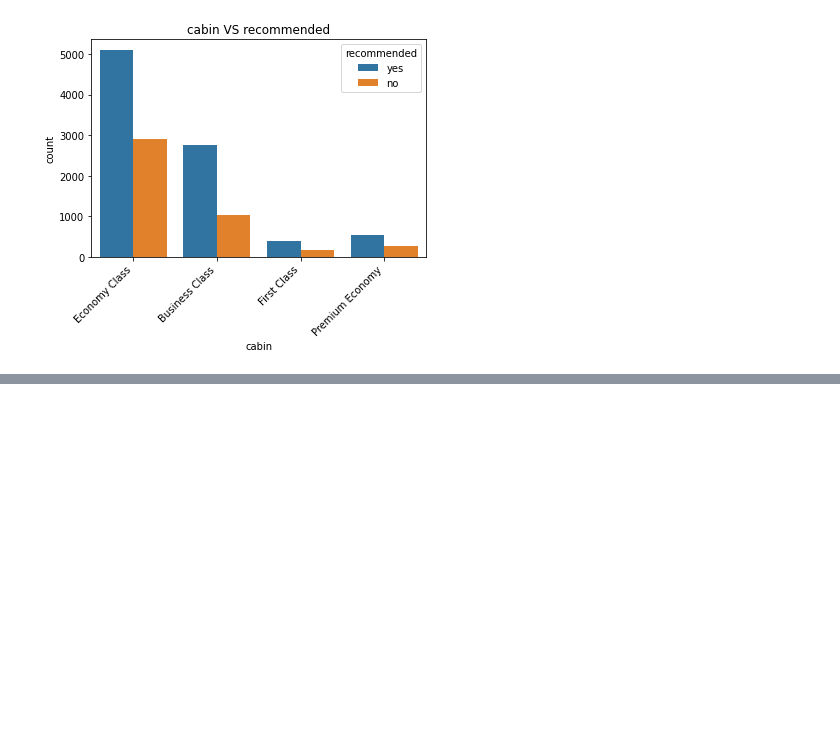
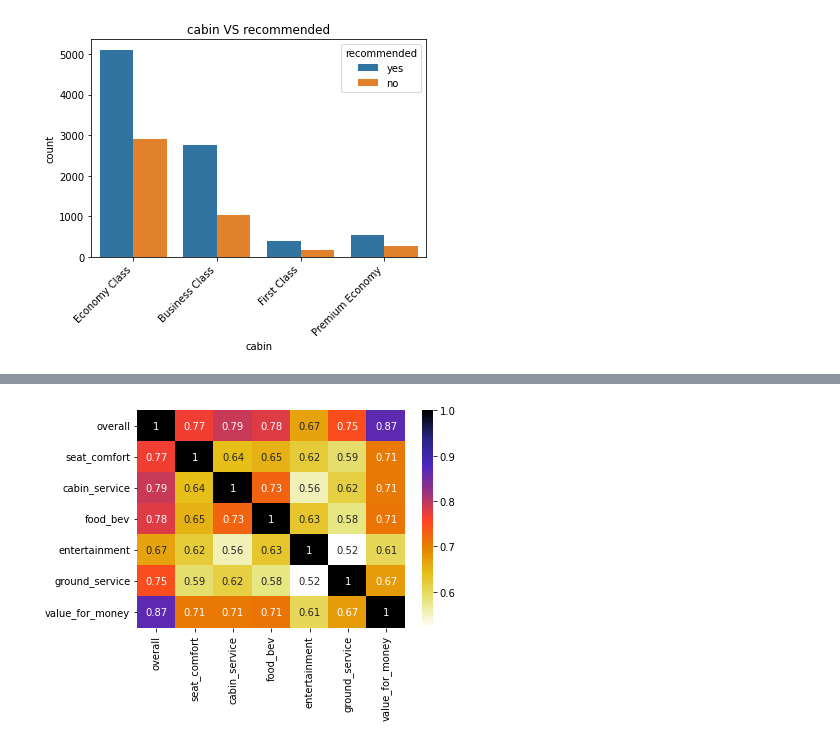
Before and after one commit to amanSing-h/Data-Airline-Reviews-Project, a Jupyter notebook: Data_Airline_Reviews.ipynb, the cells around one changed output, grey strips where cells are left out. Cells and saved outputs as stored; diff of their text form; code cells hidden in the pictures; blank space fills up the shorter version.

```diff
--- a/Data_Airline_Reviews.ipynb
+++ b/Data_Airline_Reviews.ipynb
@@ -555,0 +586,7 @@ here we can see in which class people are recomending the yes or no
+# %%
+# now let's see the correlation of the datas in the dataset
+
+sn.heatmap(df.corr(), annot=True, cmap="CMRmap_r")
+plt.show()
+# %% [output]
+[figure, added]
```
Also changed, not shown: parts of 18 cells of this notebook.
